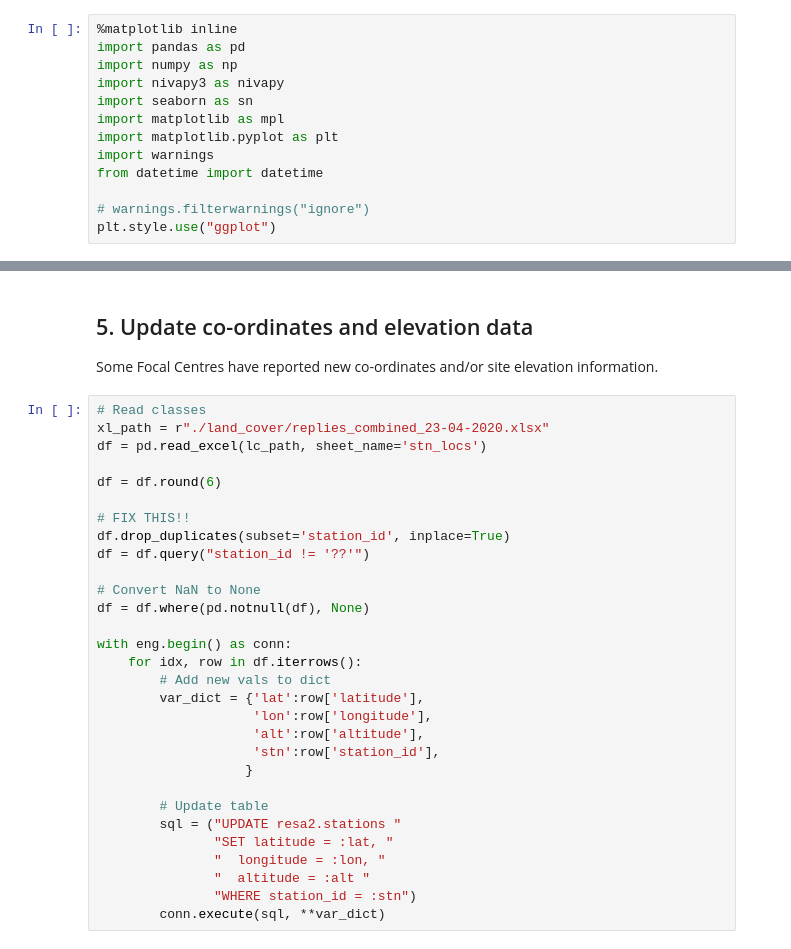
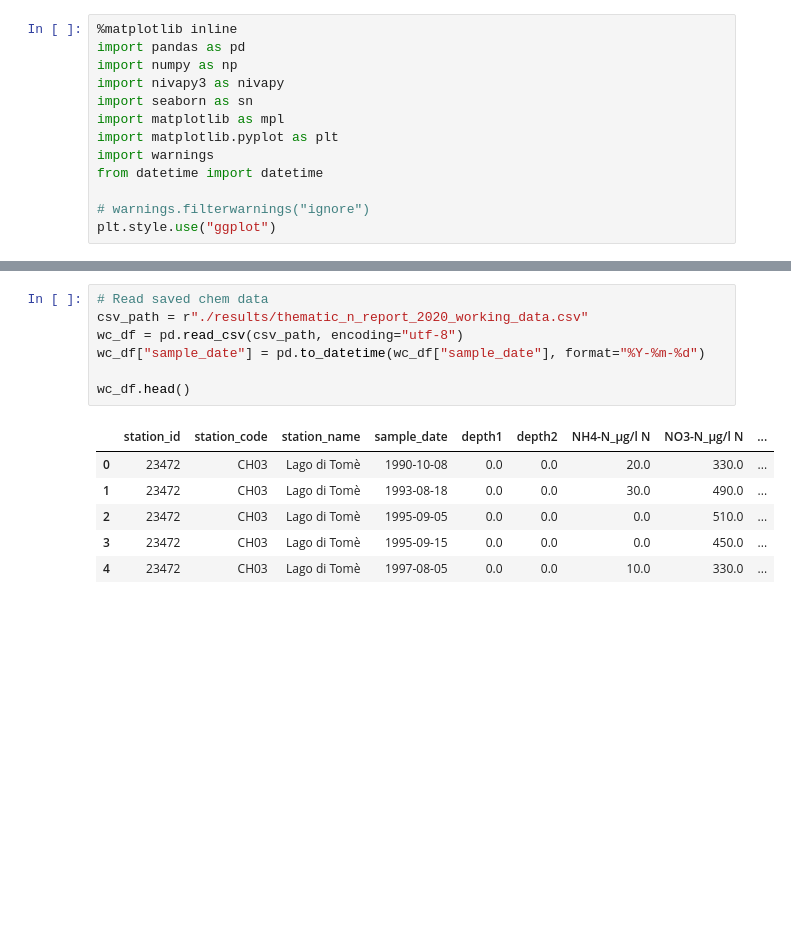
Before and after one commit to JamesSample/icpw2, a Jupyter notebook: thematic_report_2020/thematic_report_2020_nitrogen_part4.ipynb, the cells around one changed output, grey strips where cells are left out. Drawn from its saved outputs; the diff is of its cells as text; blank space fills up the shorter version.

```diff
--- a/thematic_report_2020/thematic_report_2020_nitrogen_part4.ipynb
+++ b/thematic_report_2020/thematic_report_2020_nitrogen_part4.ipynb
@@ -245,34 +39,14 @@ print(len(lc_df), 'records added.')
-# %% [markdown]
-## 5. Update co-ordinates and elevation data
-
-Some Focal Centres have reported new co-ordinates and/or site elevation information.
-# %%
-# Read classes
-xl_path = r"./land_cover/replies_combined_23-04-2020.xlsx"
-df = pd.read_excel(lc_path, sheet_name='stn_locs')
-
-df = df.round(6)
-
-# FIX THIS!!
-df.drop_duplicates(subset='station_id', inplace=True)
-df = df.query("station_id != '??'")
-
-# Convert NaN to None
-df = df.where(pd.notnull(df), None)
-
-with eng.begin() as conn:
-    for idx, row in df.iterrows():
-        # Add new vals to dict
-        var_dict = {'lat':row['latitude'],
-                    'lon':row['longitude'],
-                    'alt':row['altitude'],
-                    'stn':row['station_id'],
-                   }
-
-        # Update table
-        sql = ("UPDATE resa2.stations "
-               "SET latitude = :lat, "
-               "  longitude = :lon, "
-               "  altitude = :alt "
-               "WHERE station_id = :stn")
-        conn.execute(sql, **var_dict)
+# %%
+# Read saved chem data
+csv_path = r"./results/thematic_n_report_2020_working_data.csv"
+wc_df = pd.read_csv(csv_path, encoding="utf-8")
+wc_df["sample_date"] = pd.to_datetime(wc_df["sample_date"], format="%Y-%m-%d")
+
+wc_df.head()
+# %% [output]
+|  | station_id | station_code | station_name | sample_date | depth1 | depth2 | NH4-N_µg/l N | NO3-N_µg/l N | ... |
+| 0 | 23472 | CH03 | Lago di Tomè | 1990-10-08 | 0.0 | 0.0 | 20.0 | 330.0 | ... |
+| 1 | 23472 | CH03 | Lago di Tomè | 1993-08-18 | 0.0 | 0.0 | 30.0 | 490.0 | ... |
+| 2 | 23472 | CH03 | Lago di Tomè | 1995-09-05 | 0.0 | 0.0 | 0.0 | 510.0 | ... |
+| 3 | 23472 | CH03 | Lago di Tomè | 1995-09-15 | 0.0 | 0.0 | 0.0 | 450.0 | ... |
+| 4 | 23472 | CH03 | Lago di Tomè | 1997-08-05 | 0.0 | 0.0 | 10.0 | 330.0 | ... |
```
Also changed, not shown: parts of 40 cells of this notebook, 7 other files.
